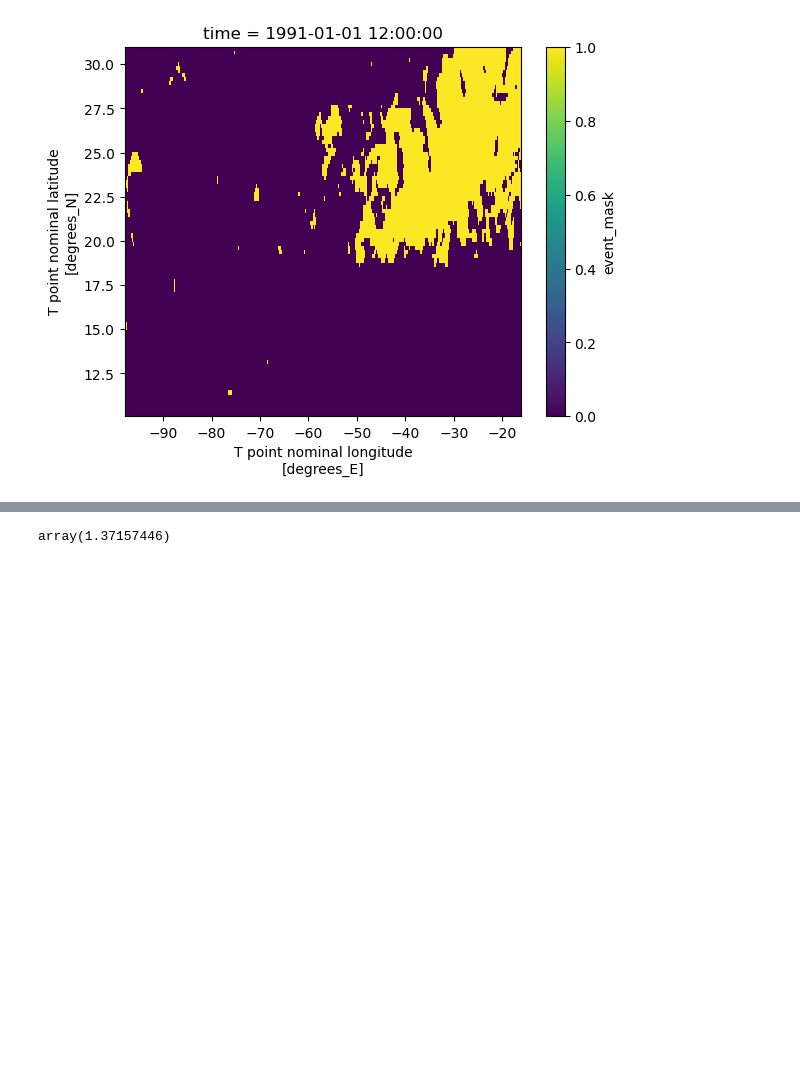
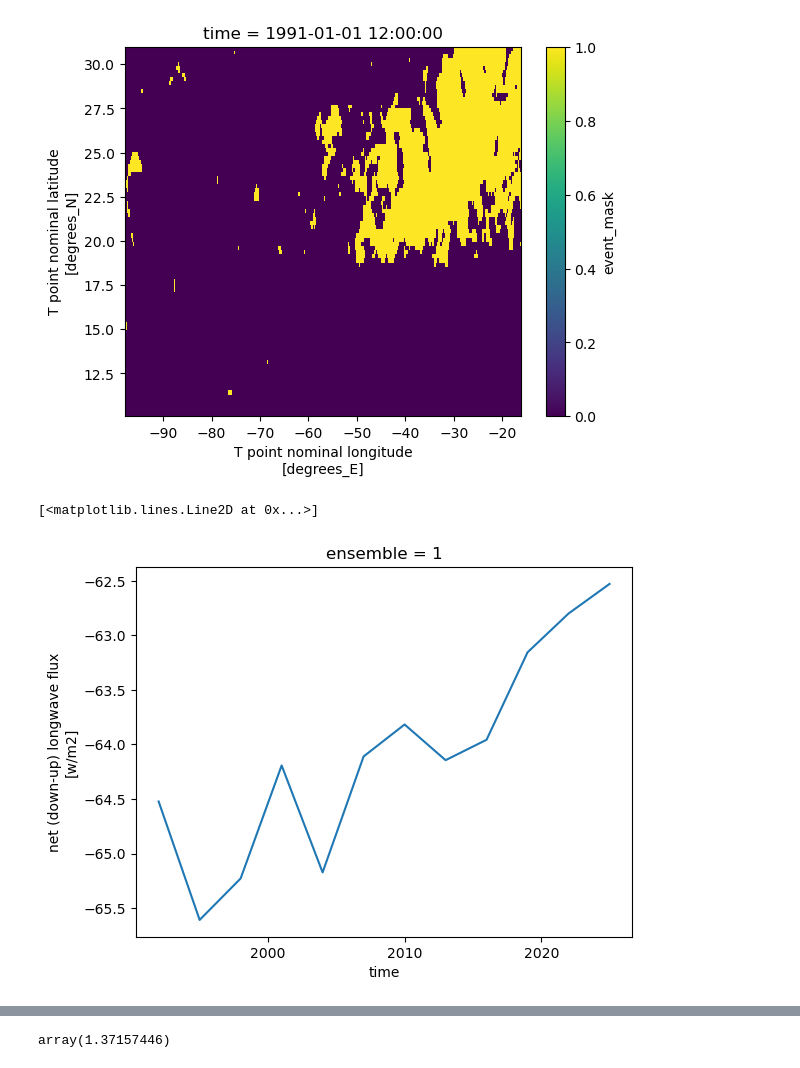
Before and after one commit to shanicetbailey/MHW-gfdl, a Jupyter notebook: 1c2_MHW-SPEAR-HI25-HF-composites.ipynb, the cells around one changed output, grey strips where cells are left out. Cells and saved outputs as stored; diff of their text form; code cells hidden in the pictures; blank space fills up the shorter version.

Commit message:
workflow established for compositing heat fluxes, need to run over multiple variabls

```diff
--- a/1c2_MHW-SPEAR-HI25-HF-composites.ipynb
+++ b/1c2_MHW-SPEAR-HI25-HF-composites.ipynb
@@ -29,7 +52,9 @@ def load_hf_ensemble(hf_var, ps, pe):
     """
     Load heat fluxes individually with SPEAR-HI25 ensemble members concatonated into a single ds for each flux
     """
-    formatted_list = [str(i).zfill(2) for i in range(1, 31)]
+    #formatted_list = [str(i).zfill(2) for i in range(1, 31)]
+    skip_ens = {11, 12, 13, 14, 15}
+    formatted_list = [str(i).zfill(2) for i in range(1, 31) if i not in skip_ens]
     ds1 = xr.open_mfdataset([f'/work/stb/MHW-gfdl/SPEAR/SPEAR_c384_OM4p25_Hist_SSP245_IC1991_R61_ens_{ens_num}/{hf_var}_ens{ens_num}_1991-2100.nc' for ens_num in formatted_list],
                             chunks={}, decode_timedelta=True, concat_dim='ensemble', combine='nested')
     time_period = dict(time=slice(ps, pe))
@@ -188,3 +261,28 @@ event_mask9124.event_mask.isel(ensemble=1)[0].plot()
 # %% [output]
 <matplotlib.collections.QuadMesh at 0x...>
 [figure]
+# %%
+# Align the two datasets
+flux = lwflx_9124.lwflx
+mask = event_mask9124.event_mask
+flux, mask = xr.align(flux, mask)
+#collect all instances of fluxes when heat events occur
+flux_mhws = flux.where(mask)
+#"composite" (average) the heat fluxes during mhws
+flux_mhw_mean = flux_mhws.mean(dim='time')
+#what do the averaged fluxes look like during non-mhw events
+flux_nomhw_mean = flux.where(~mask).mean('time')
+#Difference of flux magnitude between mhw/non-mhw periods
+diff_flux = flux_mhw_mean - flux_nomhw_mean
+#What do the anomalous hfs look compared to the climatology?
+flux_clim = flux.groupby('time.dayofyear').mean('time')
+flux_anom = flux.groupby('time.dayofyear') - flux_clim
+flux_mhw_anom = flux_anom.where(mask)
+flux_mhw_anom_mean = flux_mhw_anom.mean('time')
+# %%
+flux_rs = flux.resample(time='3YE').mean('time')
+# %%
+flux_rs.isel(ensemble=0).mean(('lat', 'lon')).plot()
+# %% [output]
+[<matplotlib.lines.Line2D at 0x...>]
+[figure, added]
```
Also changed, not shown: parts of 20 cells of this notebook.
